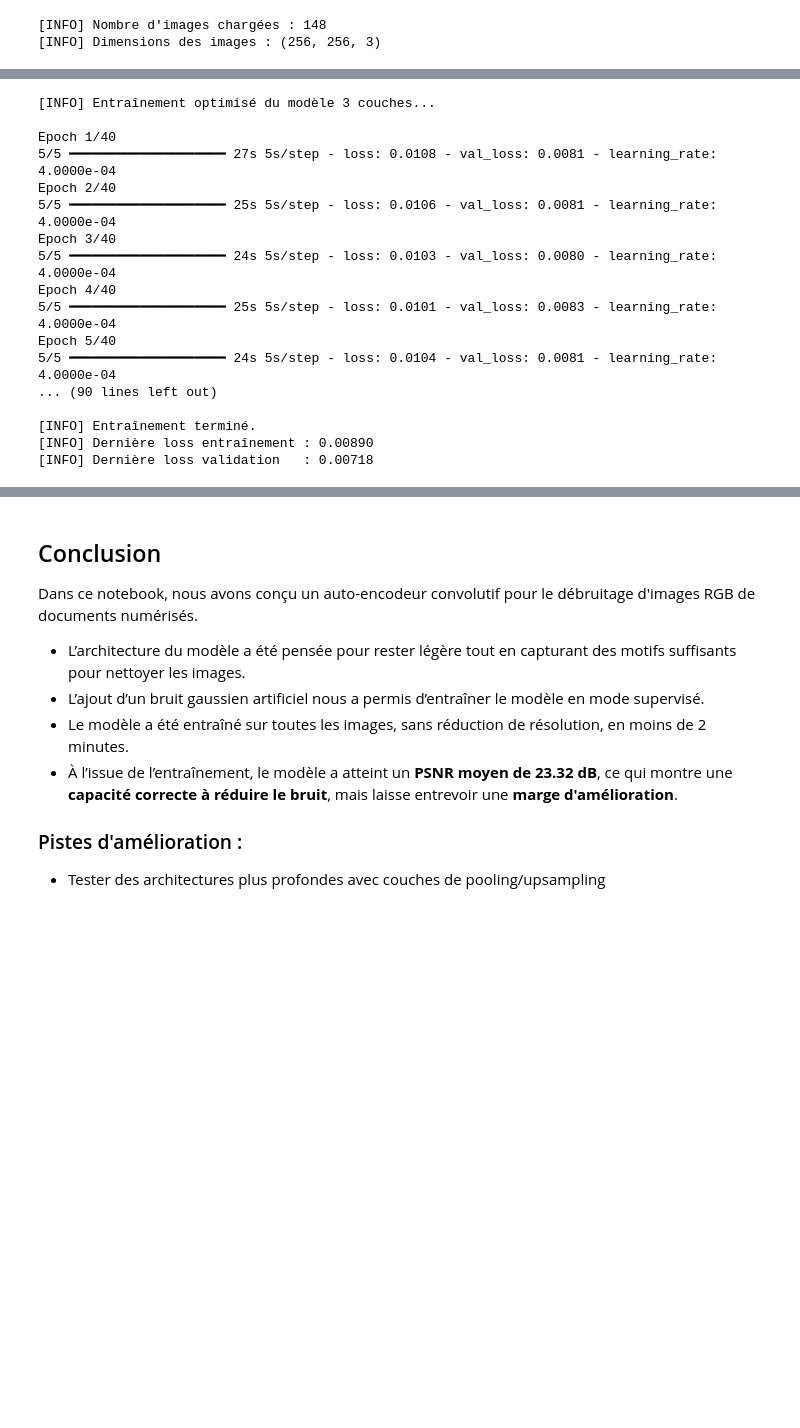
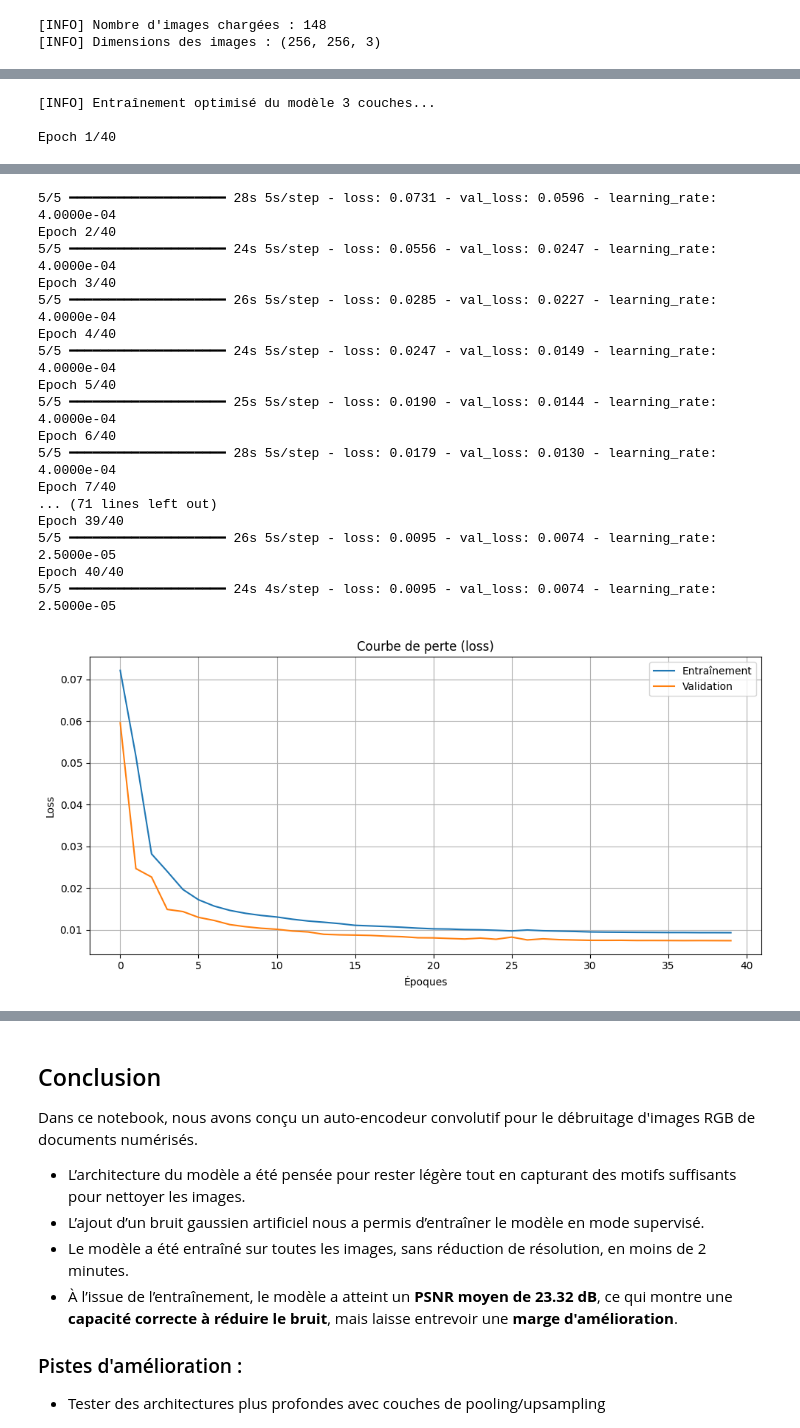
Before and after one commit to clementfornes13/leyenda_project, a Jupyter notebook: Livrable 2.ipynb, the cells around one changed output, grey strips where cells are left out. Saved outputs shown, nothing was run; the diff lists cells and outputs as text; code cells hidden in the pictures; blank space fills up the shorter version.

```diff
--- a/Livrable 2.ipynb
+++ b/Livrable 2.ipynb
@@ -137,24 +142,17 @@ history = autoencoder.fit(
     callbacks=callbacks         # 🔁 Callbacks intelligents
 )
 
-print("\n[INFO] Entraînement terminé.")
-print(f"[INFO] Dernière loss entraînement : {history.history['loss'][-1]:.5f}")
-print(f"[INFO] Dernière loss validation   : {history.history['val_loss'][-1]:.5f}")
+plt.figure(figsize=(10, 5))
+plt.plot(history.history['loss'], label='Entraînement')
+plt.plot(history.history['val_loss'], label='Validation')
+plt.title("Courbe de perte (loss)")
+plt.xlabel("Époques")
+plt.ylabel("Loss")
+plt.legend()
+plt.grid(True)
+plt.tight_layout()
+plt.show()
 # %% [output]
 [INFO] Entraînement optimisé du modèle 3 couches...
 
 Epoch 1/40
-5/5 ━━━━━━━━━━━━━━━━━━━━ 27s 5s/step - loss: 0.0108 - val_loss: 0.0081 - learning_rate: 4.0000e-04
-Epoch 2/40
-5/5 ━━━━━━━━━━━━━━━━━━━━ 25s 5s/step - loss: 0.0106 - val_loss: 0.0081 - learning_rate: 4.0000e-04
-Epoch 3/40
-5/5 ━━━━━━━━━━━━━━━━━━━━ 24s 5s/step - loss: 0.0103 - val_loss: 0.0080 - learning_rate: 4.0000e-04
-Epoch 4/40
-5/5 ━━━━━━━━━━━━━━━━━━━━ 25s 5s/step - loss: 0.0101 - val_loss: 0.0083 - learning_rate: 4.0000e-04
-Epoch 5/40
-5/5 ━━━━━━━━━━━━━━━━━━━━ 24s 5s/step - loss: 0.0104 - val_loss: 0.0081 - learning_rate: 4.0000e-04
-... (90 lines left out)
-
-[INFO] Entraînement terminé.
-[INFO] Dernière loss entraînement : 0.00890
-[INFO] Dernière loss validation   : 0.00718
@@ -161,3 +160,21 @@ Epoch 5/40
+5/5 ━━━━━━━━━━━━━━━━━━━━ 28s 5s/step - loss: 0.0731 - val_loss: 0.0596 - learning_rate: 4.0000e-04
+Epoch 2/40
+5/5 ━━━━━━━━━━━━━━━━━━━━ 24s 5s/step - loss: 0.0556 - val_loss: 0.0247 - learning_rate: 4.0000e-04
+Epoch 3/40
+5/5 ━━━━━━━━━━━━━━━━━━━━ 26s 5s/step - loss: 0.0285 - val_loss: 0.0227 - learning_rate: 4.0000e-04
+Epoch 4/40
+5/5 ━━━━━━━━━━━━━━━━━━━━ 24s 5s/step - loss: 0.0247 - val_loss: 0.0149 - learning_rate: 4.0000e-04
+Epoch 5/40
+5/5 ━━━━━━━━━━━━━━━━━━━━ 25s 5s/step - loss: 0.0190 - val_loss: 0.0144 - learning_rate: 4.0000e-04
+Epoch 6/40
+5/5 ━━━━━━━━━━━━━━━━━━━━ 28s 5s/step - loss: 0.0179 - val_loss: 0.0130 - learning_rate: 4.0000e-04
+Epoch 7/40
+... (71 lines left out)
+Epoch 39/40
+5/5 ━━━━━━━━━━━━━━━━━━━━ 26s 5s/step - loss: 0.0095 - val_loss: 0.0074 - learning_rate: 2.5000e-05
+Epoch 40/40
+5/5 ━━━━━━━━━━━━━━━━━━━━ 24s 4s/step - loss: 0.0095 - val_loss: 0.0074 - learning_rate: 2.5000e-05
+[figure, added]
 # %%
 from skimage.metrics import peak_signal_noise_ratio as psnr
 
```
Also changed, not shown: parts of 5 cells of this notebook.
